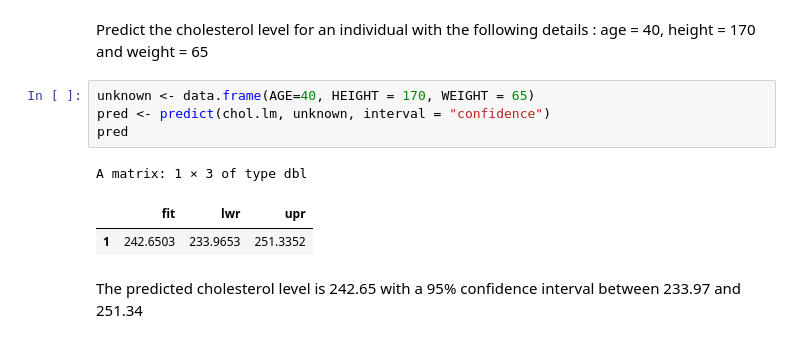
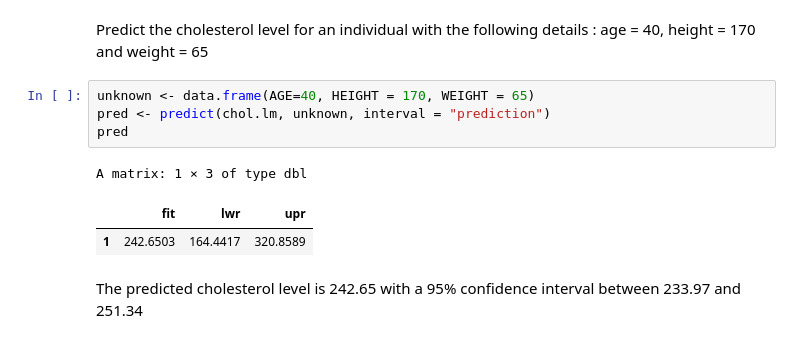
Before and after one commit to asouzujoseph/Univariate-statistical-data-analysis, a Jupyter notebook: Linear_regression/cholesterol_level.ipynb, the cells around one changed output. Drawn from its saved outputs; the diff is of its cells as text.

```diff
--- a/Linear_regression/cholesterol_level.ipynb
+++ b/Linear_regression/cholesterol_level.ipynb
@@ -250,11 +250,11 @@ A matrix: 1 × 3 of type dbl
 Predict the cholesterol level for an individual with the following details : age = 40, height = 170 and weight = 65
 # %%
 unknown <- data.frame(AGE=40, HEIGHT = 170, WEIGHT = 65)
-pred <- predict(chol.lm, unknown, interval = "confidence")
+pred <- predict(chol.lm, unknown, interval = "prediction")
 pred
 # %% [output]
 A matrix: 1 × 3 of type dbl
 |  | fit | lwr | upr |
-| 1 | 242.6503 | 233.9653 | 251.3352 |
+| 1 | 242.6503 | 164.4417 | 320.8589 |
 # %% [markdown]
 The predicted cholesterol level is 242.65 with a 95% confidence interval between 233.97 and 251.34
```
